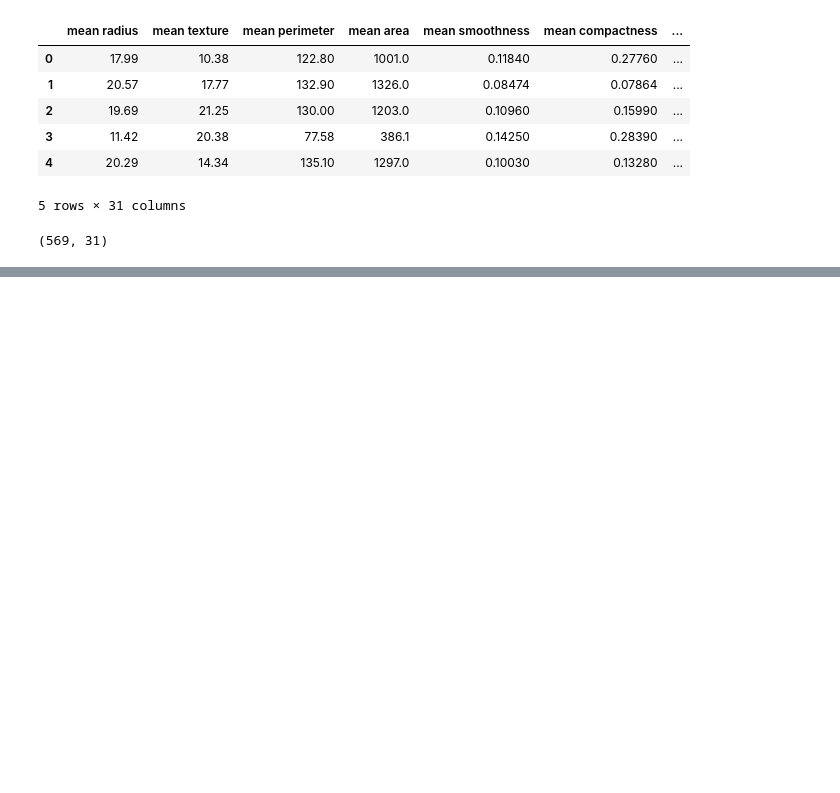
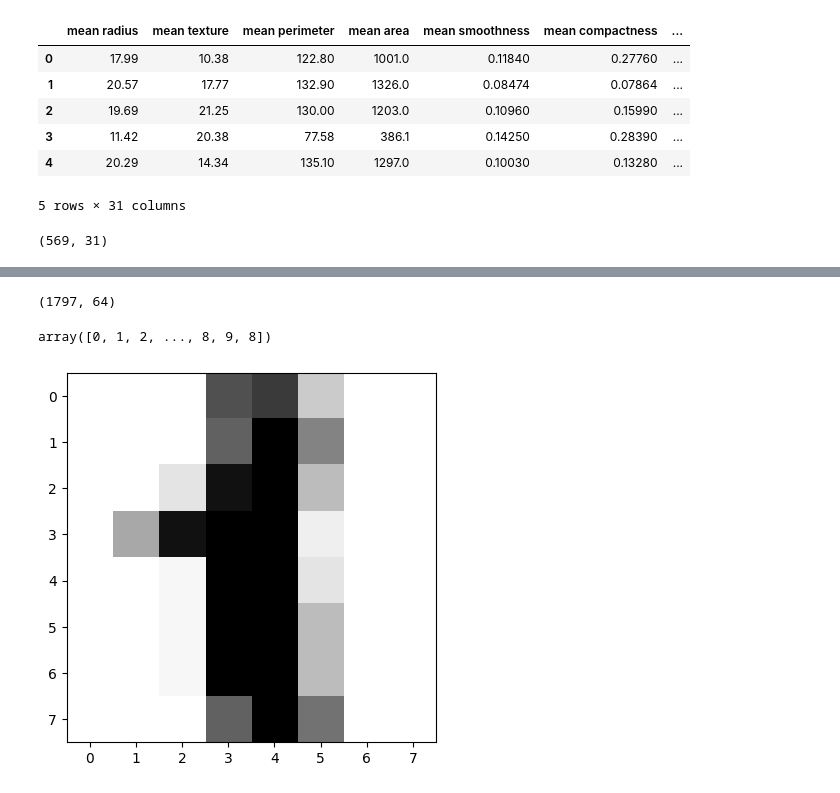
Before and after one commit to inixrust/datasets, a Jupyter notebook: Day2.ipynb, the cells around one changed output, grey strips where cells are left out. Saved outputs shown, nothing was run; the diff lists cells and outputs as text; code cells hidden in the pictures; blank space fills up the shorter version.

```diff
--- a/Day2.ipynb
+++ b/Day2.ipynb
@@ -117,0 +188,2 @@ df.shape
+# %%
+digits_dataset = load_digits(n_class=10)
@@ -117,0 +214,8 @@ df.shape
+# %%
+digits_dataset.data.shape
+# %% [output]
+(1797, 64)
+# %%
+digits_dataset.target
+# %% [output]
+array([0, 1, 2, ..., 8, 9, 8])
@@ -117,0 +224,5 @@ df.shape
+# %%
+plt.imshow(digits_dataset.images[1], cmap='Greys')
+plt.show()
+# %% [output]
+[figure, added]
```
Also changed, not shown: parts of 14 cells of this notebook.
